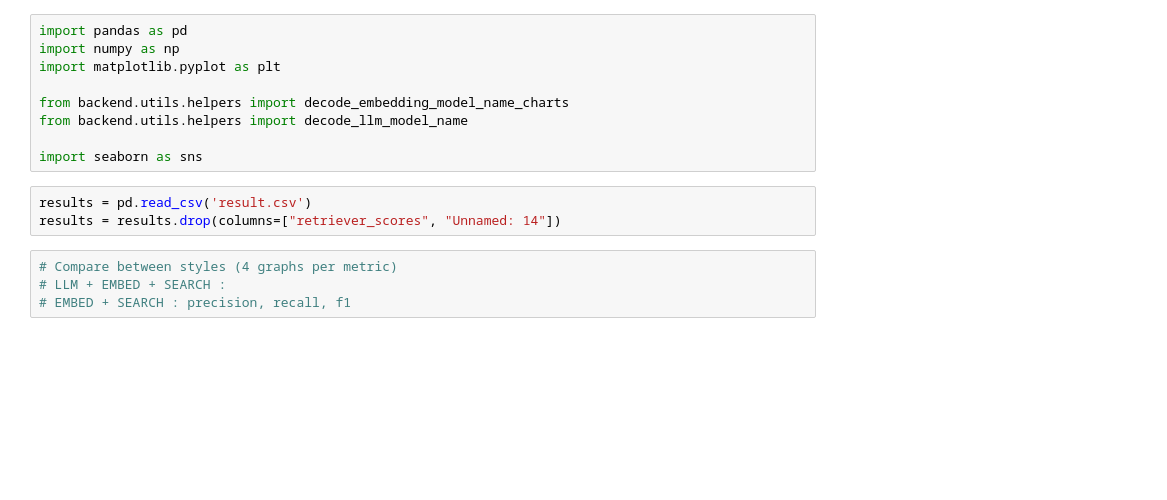
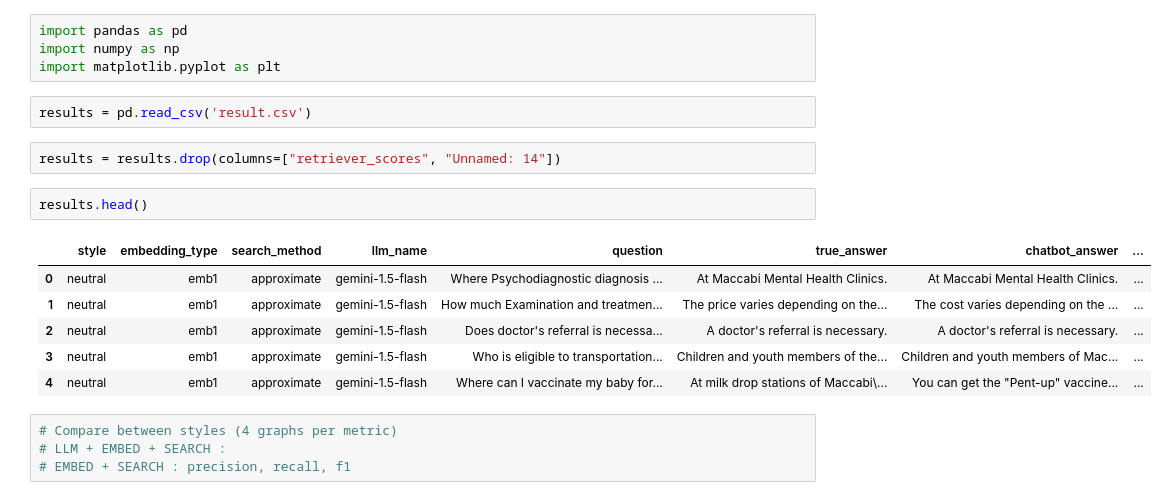
Before and after one commit to DanaMikulinsky/FinalProject, a Jupyter notebook: backend/evaluation/Graphs.ipynb, the cells around one changed output. Drawn from its saved outputs; the diff is of its cells as text; blank space fills up the shorter version.

```diff
--- a/backend/evaluation/Graphs.ipynb
+++ b/backend/evaluation/Graphs.ipynb
@@ -2,14 +2,19 @@
 import pandas as pd
 import numpy as np
 import matplotlib.pyplot as plt
-
-from backend.utils.helpers import decode_embedding_model_name_charts
-from backend.utils.helpers import decode_llm_model_name
-
-import seaborn as sns
 # %%
 results = pd.read_csv('result.csv')
-results = results.drop(columns=["retriever_scores", "Unnamed: 14"])
+# %%
+results = results.drop(columns=["retriever_scores", "Unnamed: 14"])
+# %%
+results.head()
+# %% [output]
+|  | style | embedding_type | search_method | llm_name | question | true_answer | chatbot_answer | ... |
+| 0 | neutral | emb1 | approximate | gemini-1.5-flash | Where Psychodiagnostic diagnosis ... | At Maccabi Mental Health Clinics. | At Maccabi Mental Health Clinics. | ... |
+| 1 | neutral | emb1 | approximate | gemini-1.5-flash | How much Examination and treatmen... | The price varies depending on the... | The cost varies depending on the ... | ... |
+| 2 | neutral | emb1 | approximate | gemini-1.5-flash | Does doctor's referral is necessa... | A doctor's referral is necessary. | A doctor's referral is necessary. | ... |
+| 3 | neutral | emb1 | approximate | gemini-1.5-flash | Who is eligible to transportation... | Children and youth members of the... | Children and youth members of Mac... | ... |
+| 4 | neutral | emb1 | approximate | gemini-1.5-flash | Where can I vaccinate my baby for... | At milk drop stations of Maccabi\... | You can get the "Pent-up" vaccine... | ... |
 # %%
 # Compare between styles (4 graphs per metric)
 # LLM + EMBED + SEARCH :
```
Also changed, not shown: parts of 11 cells of this notebook.
